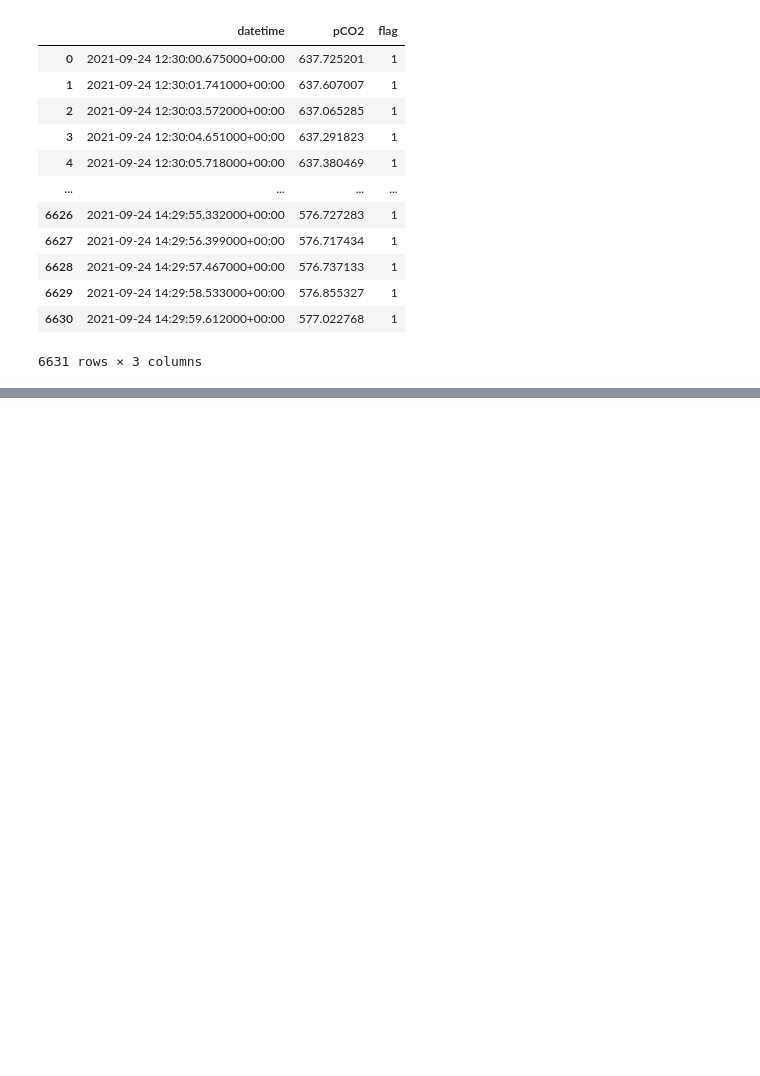
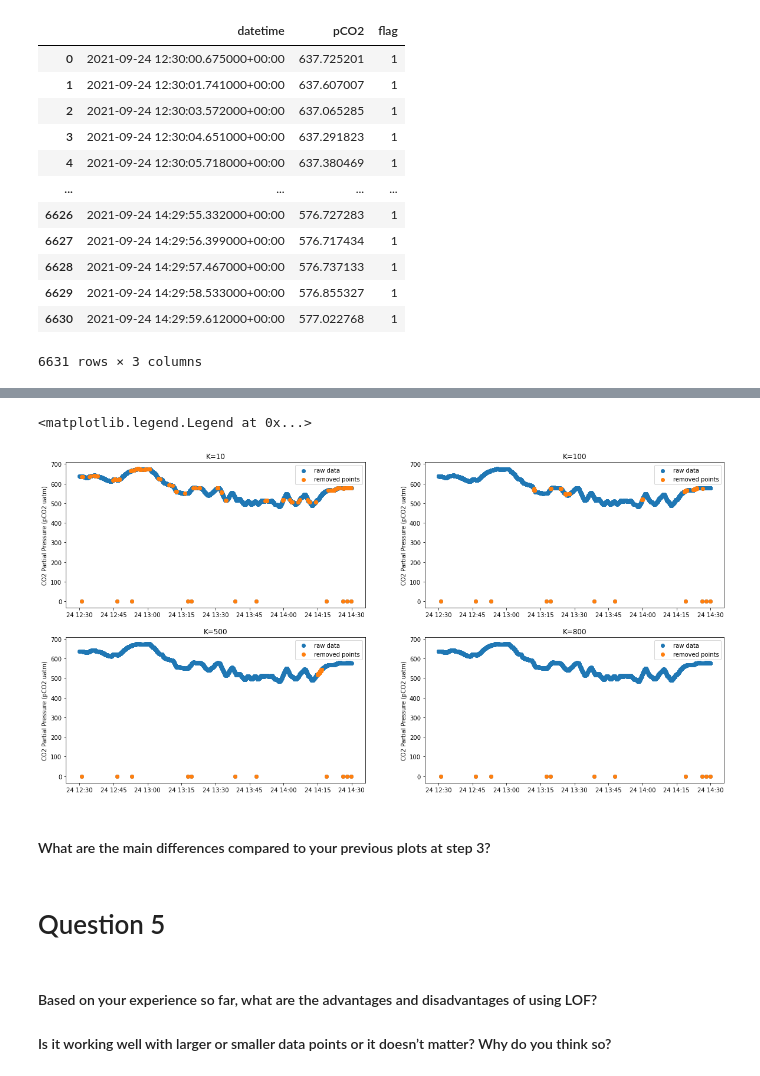
Before and after one commit to rbeutel/PRODIGY, a Jupyter notebook: assignment3.ipynb, the cells around one changed output, grey strips where cells are left out. Cells and saved outputs as stored; diff of their text form; code cells hidden in the pictures; blank space fills up the shorter version.

```diff
--- a/assignment3.ipynb
+++ b/assignment3.ipynb
@@ -58,0 +178,49 @@ Text(0, 0.5, 'CO2 Partial Pressure (pCO2 uatm)')
+# %%
+# for K=800
+lof800 = []
+for c in chunks:
+    clf = LOF(n_neighbors=800)
+    clf.fit_predict(c)
+    lof = abs(clf.negative_outlier_factor_)
+
+    lof800 = np.append(lof800,lof)
+
+rem800 = d[lof800 > 2]
+time800 = data['datetime'][lof800 > 2]
+# %%
+fig, ax = plt.subplots(2,2,figsize=(20,10))
+
+ax[0,0].scatter(data['datetime'], data['pCO2'], label='raw data')
+ax[0,0].scatter(time10, rem10, label='removed points')
+ax[0,0].set_title('K=10')
+ax[0,0].set_ylabel('CO2 Partial Pressure (pCO2 uatm)')
+ax[0,0].legend()
+
+ax[0,1].scatter(data['datetime'], data['pCO2'], label='raw data')
+ax[0,1].scatter(time100, rem100, label='removed points')
+ax[0,1].set_title('K=100')
+ax[0,1].set_ylabel('CO2 Partial Pressure (pCO2 uatm)')
+ax[0,1].legend()
+
+ax[1,0].scatter(data['datetime'], data['pCO2'], label='raw data')
+ax[1,0].scatter(time500, rem500, label='removed points')
+ax[1,0].set_title('K=500')
+ax[1,0].set_ylabel('CO2 Partial Pressure (pCO2 uatm)')
+ax[1,0].legend()
+
+ax[1,1].scatter(data['datetime'], data['pCO2'], label='raw data')
+ax[1,1].scatter(time800, rem800, label='removed points')
+ax[1,1].set_title('K=800')
+ax[1,1].set_ylabel('CO2 Partial Pressure (pCO2 uatm)')
+ax[1,1].legend()
+# %% [output]
+<matplotlib.legend.Legend at 0x...>
+[figure, added]
+# %% [markdown]
+#### What are the main differences compared to your previous plots at step 3?
+# %% [markdown]
+# Question 5
+# %% [markdown]
+#### Based on your experience so far, what are the advantages and disadvantages of using LOF?
+
+#### Is it working well with larger or smaller data points or it doesn’t matter? Why do you think so?
```
Also changed, not shown: parts of 16 cells of this notebook, 1 other file.
